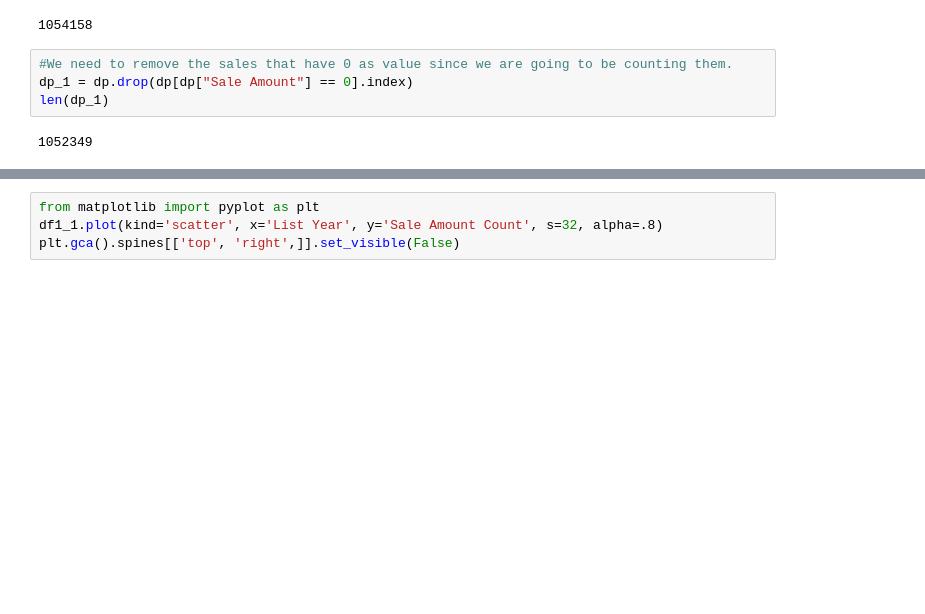
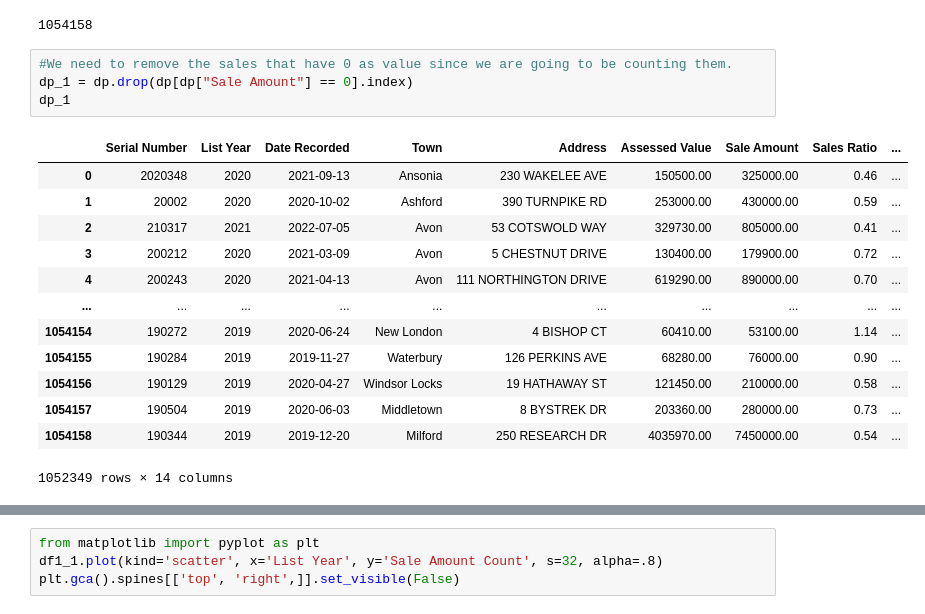
Before and after one commit to lucianotejada/Real-Estate-Sales-2001-2021-GL-Python, a Jupyter notebook: Real_Estate_Sales_2001-2021_GL.ipynb.ipynb, the cells around one changed output, grey strips where cells are left out. Cells and saved outputs as stored; diff of their text form; blank space fills up the shorter version.

```diff
--- a/Real_Estate_Sales_2001-2021_GL.ipynb.ipynb
+++ b/Real_Estate_Sales_2001-2021_GL.ipynb.ipynb
@@ -136,9 +176,21 @@ len(dp)
 # %%
 #We need to remove the sales that have 0 as value since we are going to be counting them.
 dp_1 = dp.drop(dp[dp["Sale Amount"] == 0].index)
-len(dp_1)
+dp_1
 # %% [output]
+|  | Serial Number | List Year | Date Recorded | Town | Address | Assessed Value | Sale Amount | Sales Ratio | ... |
+| 0 | 2020348 | 2020 | 2021-09-13 | Ansonia | 230 WAKELEE AVE | 150500.00 | 325000.00 | 0.46 | ... |
+| 1 | 20002 | 2020 | 2020-10-02 | Ashford | 390 TURNPIKE RD | 253000.00 | 430000.00 | 0.59 | ... |
+| 2 | 210317 | 2021 | 2022-07-05 | Avon | 53 COTSWOLD WAY | 329730.00 | 805000.00 | 0.41 | ... |
+| 3 | 200212 | 2020 | 2021-03-09 | Avon | 5 CHESTNUT DRIVE | 130400.00 | 179900.00 | 0.72 | ... |
+| 4 | 200243 | 2020 | 2021-04-13 | Avon | 111 NORTHINGTON DRIVE | 619290.00 | 890000.00 | 0.70 | ... |
+| ... | ... | ... | ... | ... | ... | ... | ... | ... | ... |
+| 1054154 | 190272 | 2019 | 2020-06-24 | New London | 4 BISHOP CT | 60410.00 | 53100.00 | 1.14 | ... |
+| 1054155 | 190284 | 2019 | 2019-11-27 | Waterbury | 126 PERKINS AVE | 68280.00 | 76000.00 | 0.90 | ... |
+| 1054156 | 190129 | 2019 | 2020-04-27 | Windsor Locks | 19 HATHAWAY ST | 121450.00 | 210000.00 | 0.58 | ... |
+| 1054157 | 190504 | 2019 | 2020-06-03 | Middletown | 8 BYSTREK DR | 203360.00 | 280000.00 | 0.73 | ... |
+| 1054158 | 190344 | 2019 | 2019-12-20 | Milford | 250 RESEARCH DR | 4035970.00 | 7450000.00 | 0.54 | ... |
-1052349
+1052349 rows × 14 columns
 # %%
 #Now, Let's check: How many sales were made per year?
 #These metrics are essential to identify whether the company increases or decreases its sales each year in comparison with years before.
```
Also changed, not shown: parts of 8 cells of this notebook.
